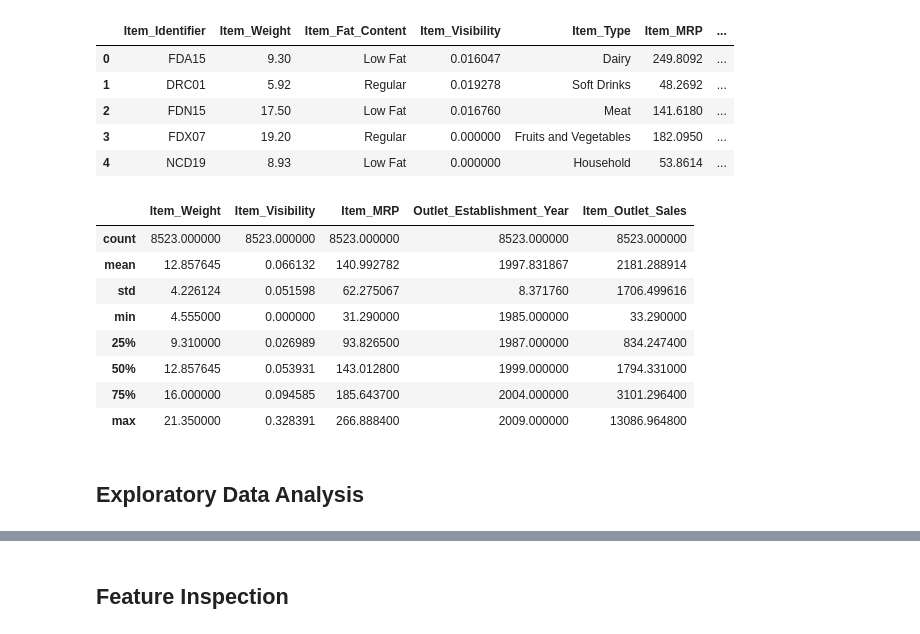
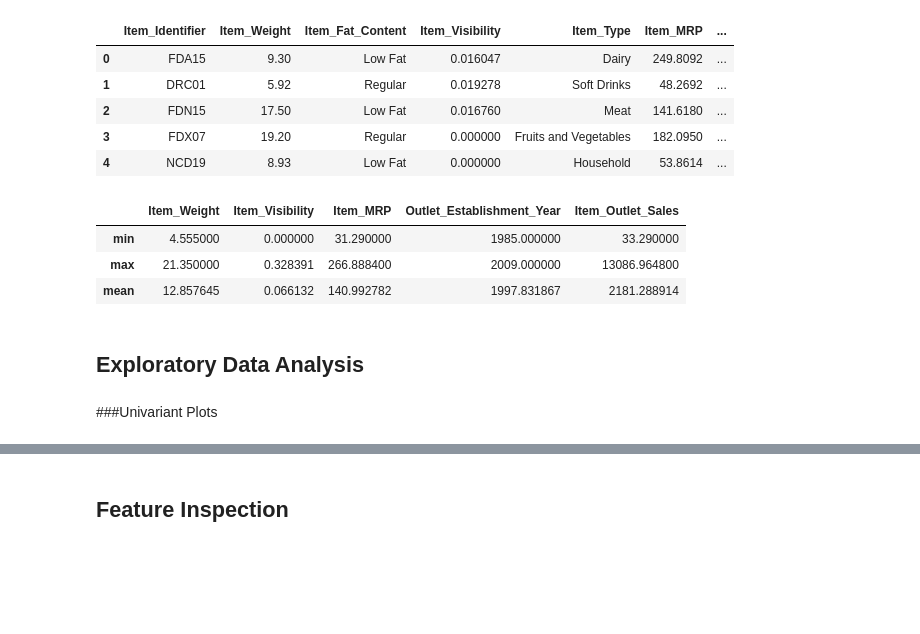
Before and after one commit to gladysbabs/Prediction-of-Product-Sales, a Jupyter notebook: Prediction_of_Product_Sales.ipynb, the cells around one changed output, grey strips where cells are left out. Cells and saved outputs as stored; diff of their text form; code cells hidden in the pictures; blank space fills up the shorter version.

```diff
--- a/Prediction_of_Product_Sales.ipynb
+++ b/Prediction_of_Product_Sales.ipynb
@@ -195,16 +201,13 @@ df_sales_prediction.head()
 # %%
 #For any numerical columns, obtain the summary statistics of each (min, max, mean).
 col_num=df_sales_prediction.select_dtypes('number')
-col_num.describe()
+col_num.describe().loc[['min','max','mean']]
 # %% [output]
 |  | Item_Weight | Item_Visibility | Item_MRP | Outlet_Establishment_Year | Item_Outlet_Sales |
-| count | 8523.000000 | 8523.000000 | 8523.000000 | 8523.000000 | 8523.000000 |
+| min | 4.555000 | 0.000000 | 31.290000 | 1985.000000 | 33.290000 |
+| max | 21.350000 | 0.328391 | 266.888400 | 2009.000000 | 13086.964800 |
 | mean | 12.857645 | 0.066132 | 140.992782 | 1997.831867 | 2181.288914 |
-| std | 4.226124 | 0.051598 | 62.275067 | 8.371760 | 1706.499616 |
-| min | 4.555000 | 0.000000 | 31.290000 | 1985.000000 | 33.290000 |
-| 25% | 9.310000 | 0.026989 | 93.826500 | 1987.000000 | 834.247400 |
-| 50% | 12.857645 | 0.053931 | 143.012800 | 1999.000000 | 1794.331000 |
-| 75% | 16.000000 | 0.094585 | 185.643700 | 2004.000000 | 3101.296400 |
-| max | 21.350000 | 0.328391 | 266.888400 | 2009.000000 | 13086.964800 |
 # %% [markdown]
 ## Exploratory Data Analysis
+# %% [markdown]
+###Univariant Plots
```
Also changed, not shown: parts of 29 cells of this notebook.
